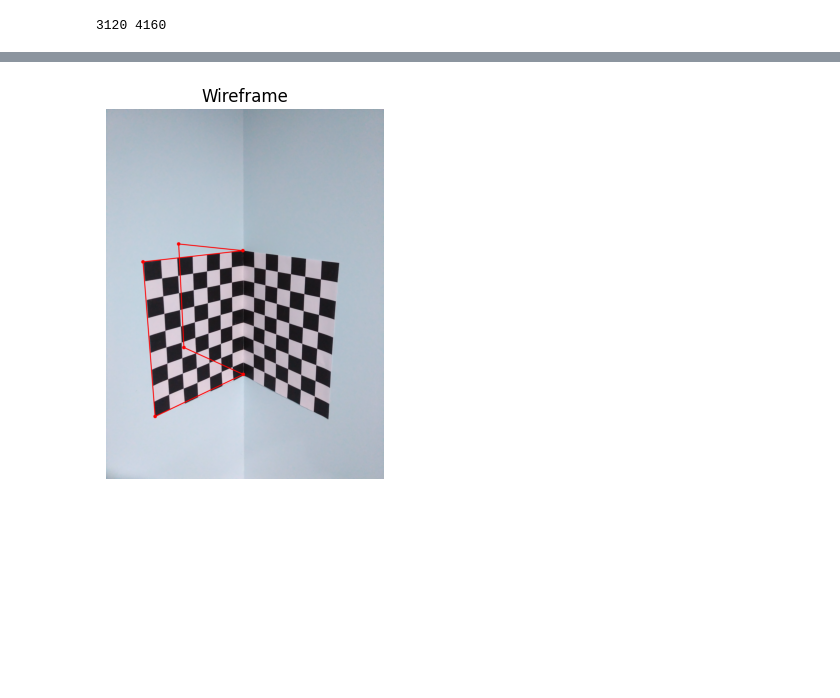
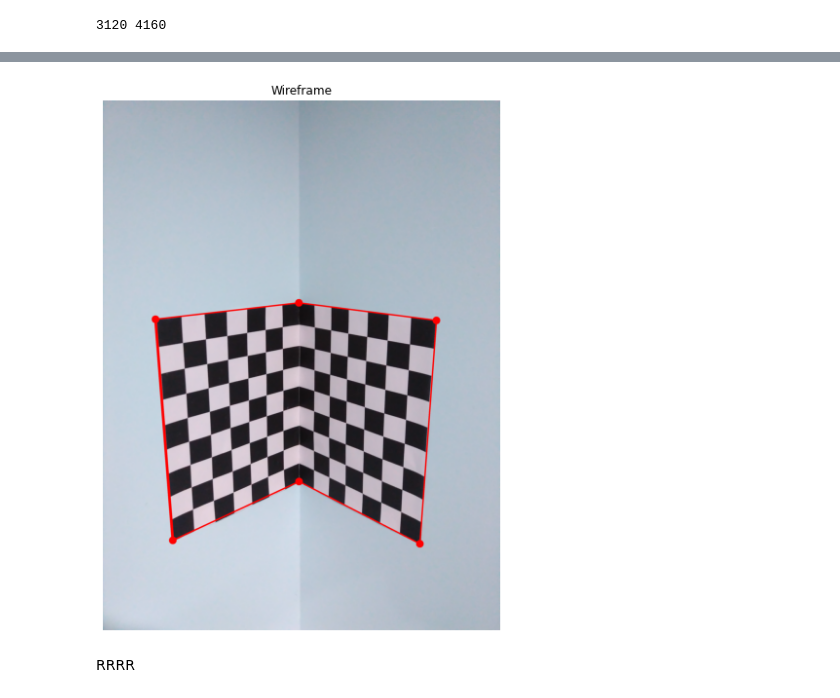
Before and after one commit to vatsasree/CV-Assignment-1, a Jupyter notebook: Assign1.ipynb, the cells around one changed output, grey strips where cells are left out. Cells and saved outputs as stored; diff of their text form; code cells hidden in the pictures; blank space fills up the shorter version.

```diff
--- a/Assign1.ipynb
+++ b/Assign1.ipynb
@@ -383,22 +384,18 @@ Rotation angles - to do
 
 data = [
     [629, 1904, 0, 0, 0],
-    [808, 1872, 2, 0, 0],
     [976, 1851, 4, 0, 0],
-    [1133, 1825, 6, 0, 0],
-    [1276, 1803, 8, 0, 0],
-    [1411, 1780, 10, 0, 0],
-    [640, 2104, 0, 2, 0],
     [819, 2070, 2, 2, 0],
-    [983, 2037, 4, 2, 0],
-    [1137, 2004, 6, 2, 0],
-    [1278, 1976, 8, 2, 0],
     [1413, 1951, 10, 2, 0],
-    [655, 2301, 0, 4, 0],
-    [830, 2260, 2, 4, 0],
-    [990, 2218, 4, 4, 0],
-    [1142, 2183, 6, 4, 0],
-    [1284, 2149, 8, 4, 0]
+    [1415, 2277, 10, 6, 0],
+    [1147, 2354, 6, 6, 0],
+    [1151, 2691, 6, 10, 0],
+    [689, 2859, 0, 10, 0],
+    [1293, 2797, 8, 12, 0],
+    [862, 2973, 2, 12, 0],
+    [1027, 3079, 4, 14, 0],
+    [1166, 3015, 6, 14, 0]
+
 ]
 
 
@@ -455 +452,6 @@ print(image_points.dtype)
 float32
+# %%
+tr = checkboard.copy()
+for i in image_points:
+    cv2.circle(tr,(int(i[0]), int(i[1])),50,(0,250,0),-1)
+plt.imshow(tr)
@@ -518,0 +524,5 @@ float32
+# %%
+tr = checkboard.copy()
+for i in image_points_2:
+    cv2.circle(tr,(int(i[0]), int(i[1])),50,(0,255,0),-1)
+plt.imshow(tr)
@@ -519,5 +532,5 @@ float32
 # %%
-ret, mtx, dist, rvecs, tvecs = cv2.calibrateCamera(objectPoints=[world_points], imagePoints=[image_points], imageSize=(checkboard.shape[1], checkboard.shape[0]), cameraMatrix=mtx, distCoeffs=None, flags=cv2.CALIB_FIX_PRINCIPAL_POINT + cv2.CALIB_ZERO_TANGENT_DIST + cv2.CALIB_FIX_K1+ cv2.CALIB_FIX_K2 + cv2.CALIB_FIX_K3 + cv2.CALIB_FIX_K4 + cv2.CALIB_FIX_K5 + cv2.CALIB_FIX_K6 + cv2.CALIB_USE_INTRINSIC_GUESS)
+ret, mtx, dist, rvecs, tvecs = cv2.calibrateCamera(objectPoints=[world_points_2], imagePoints=[image_points_2], imageSize=(checkboard.shape[1], checkboard.shape[0]), cameraMatrix=mtx, distCoeffs=None, flags=cv2.CALIB_FIX_PRINCIPAL_POINT + cv2.CALIB_ZERO_TANGENT_DIST + cv2.CALIB_FIX_K1+ cv2.CALIB_FIX_K2 + cv2.CALIB_FIX_K3 + cv2.CALIB_FIX_K4 + cv2.CALIB_FIX_K5 + cv2.CALIB_FIX_K6 + cv2.CALIB_USE_INTRINSIC_GUESS)
 # %%
 print("Return",ret)
 print("Matrix",mtx)
@@ -586,25 +599,27 @@ wireframe_world_points_homogeneous = np.hstack((wireframe_world_points, np.ones(
 # %%
 dst_img = checkboard.copy()
 
-radius = 20
+radius = 30
 for i in range(len(wireframe_world_points)):
     point = projection_matrix @ wireframe_world_points_homogeneous[i]
     point = point / point[2]
     cv2.circle(dst_img, (int(point[0]), int(point[1])), radius, (0, 0, 255), -1)
 
     if i < len(wireframe_world_points) - 1:
         next_point = projection_matrix @ wireframe_world_points_homogeneous[i + 1]
         next_point = next_point / next_point[2]
         cv2.line(dst_img, (int(point[0]), int(point[1])), (int(next_point[0]), int(next_point[1])), (0, 0,2550), 10)
 
 next_point = projection_matrix @ wireframe_world_points_homogeneous[0]
 next_point = next_point / next_point[2]
-cv2.line(dst_img, (int(point[0]), int(point[1])), (int(next_point[0]), int(next_point[1])), (0, 0,2550), 10)
+cv2.line(dst_img, (int(point[0]), int(point[1])), (int(next_point[0]), int(next_point[1])), (0, 0,2550), 20)
 
 plt.imshow(cv2.cvtColor(dst_img, cv2.COLOR_BGR2RGB))
 plt.title('Wireframe')
 plt.axis('off')
-
+plt.gcf().set_size_inches(10, 10)
 plt.show()
 # %% [output]
-[figure, old version]
+[figure, new version]
+# %% [markdown]
+RRRR
```
Also changed, not shown: parts of 31 cells of this notebook.
